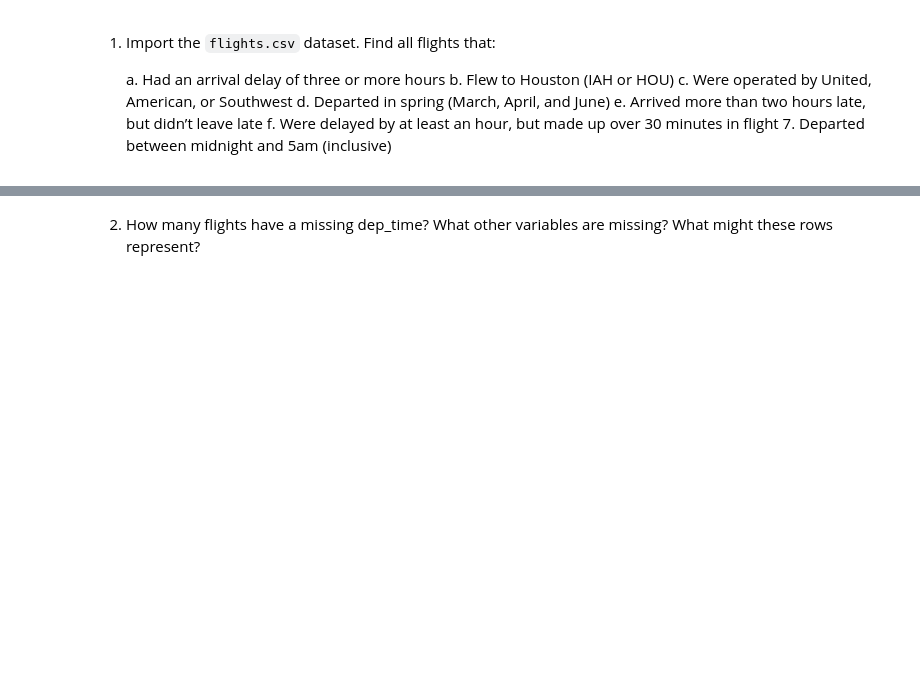
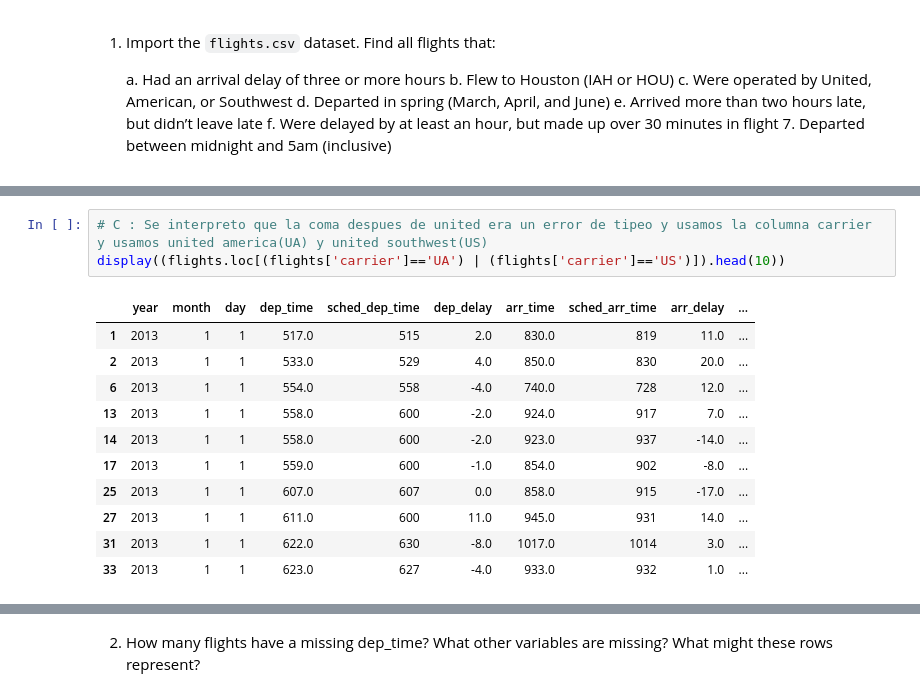
Before and after one commit to qlab-intro-python/tarea-2-jorge-dongo-joshua-quispe, a Jupyter notebook: tarea_2_plantilla.ipynb, the cells around one changed output, grey strips where cells are left out. Cells and saved outputs as stored; diff of their text form; blank space fills up the shorter version.

```diff
--- a/tarea_2_plantilla.ipynb
+++ b/tarea_2_plantilla.ipynb
@@ -22,0 +56,15 @@ Profesor:       Victor Fuentes Campos
+# %%
+# C : Se interpreto que la coma despues de united era un error de tipeo y usamos la columna carrier y usamos united america(UA) y united southwest(US)
+display((flights.loc[(flights['carrier']=='UA') | (flights['carrier']=='US')]).head(10))
+# %% [output]
+|  | year | month | day | dep_time | sched_dep_time | dep_delay | arr_time | sched_arr_time | arr_delay | ... |
+| 1 | 2013 | 1 | 1 | 517.0 | 515 | 2.0 | 830.0 | 819 | 11.0 | ... |
+| 2 | 2013 | 1 | 1 | 533.0 | 529 | 4.0 | 850.0 | 830 | 20.0 | ... |
+| 6 | 2013 | 1 | 1 | 554.0 | 558 | -4.0 | 740.0 | 728 | 12.0 | ... |
+| 13 | 2013 | 1 | 1 | 558.0 | 600 | -2.0 | 924.0 | 917 | 7.0 | ... |
+| 14 | 2013 | 1 | 1 | 558.0 | 600 | -2.0 | 923.0 | 937 | -14.0 | ... |
+| 17 | 2013 | 1 | 1 | 559.0 | 600 | -1.0 | 854.0 | 902 | -8.0 | ... |
+| 25 | 2013 | 1 | 1 | 607.0 | 607 | 0.0 | 858.0 | 915 | -17.0 | ... |
+| 27 | 2013 | 1 | 1 | 611.0 | 600 | 11.0 | 945.0 | 931 | 14.0 | ... |
+| 31 | 2013 | 1 | 1 | 622.0 | 630 | -8.0 | 1017.0 | 1014 | 3.0 | ... |
+| 33 | 2013 | 1 | 1 | 623.0 | 627 | -4.0 | 933.0 | 932 | 1.0 | ... |
```
Also changed, not shown: parts of 11 cells of this notebook.
